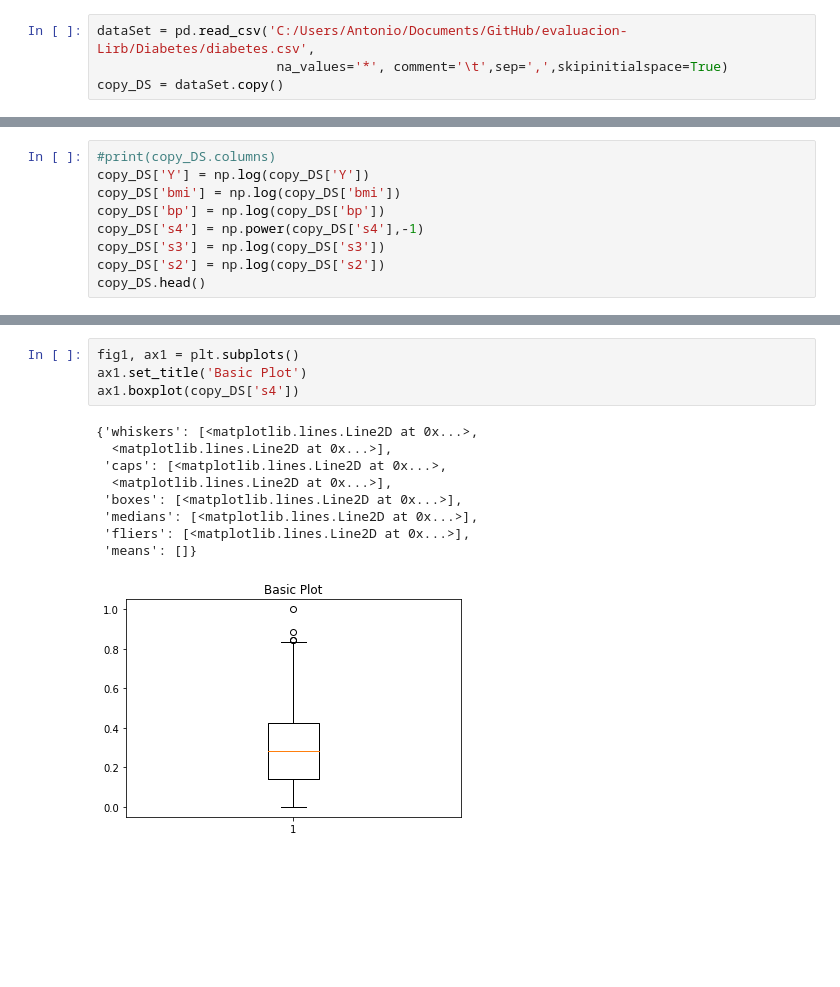
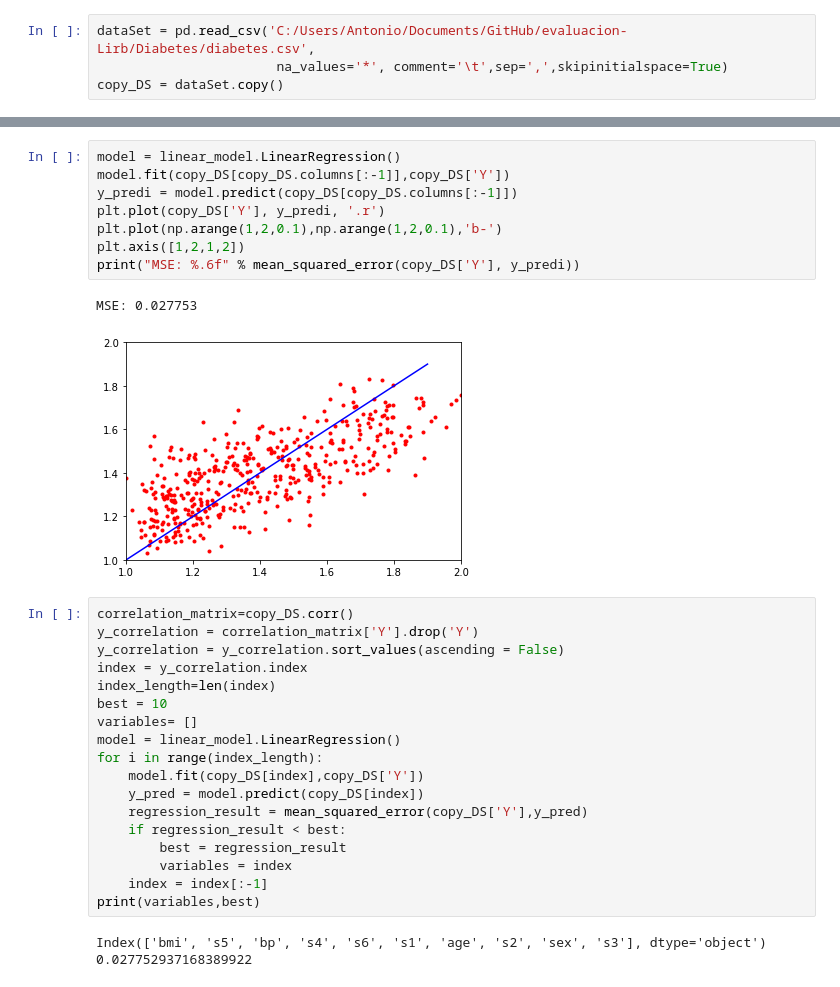
Before and after one commit to ann-2018-03/evaluacion-Lirb, a Jupyter notebook: Diabetes/Untitled.ipynb, the cells around one changed output, grey strips where cells are left out. Cells and saved outputs as stored; diff of their text form; blank space fills up the shorter version.

```diff
--- a/Diabetes/Untitled.ipynb
+++ b/Diabetes/Untitled.ipynb
@@ -34,12 +34,3 @@ copy_DS.describe()
 | 50% | 1.516667 | 1.000000 | 1.318182 | 1.436620 | 1.436275 | 1.355578 | 1.337662 | 1.282087 | 1.478057 | 1.500000 | 1.359813 |
 | 75% | 1.666667 | 2.000000 | 1.465909 | 1.605634 | 1.552696 | 1.462649 | 1.464286 | 1.423131 | 1.610446 | 1.606061 | 1.580997 |
 | max | 2.000000 | 2.000000 | 2.000000 | 2.000000 | 2.000000 | 2.000000 | 2.000000 | 2.000000 | 2.000000 | 2.000000 | 2.000000 |
-# %%
-#print(copy_DS.columns)
-copy_DS['Y'] = np.log(copy_DS['Y'])
-copy_DS['bmi'] = np.log(copy_DS['bmi'])
-copy_DS['bp'] = np.log(copy_DS['bp'])
-copy_DS['s4'] = np.power(copy_DS['s4'],-1)
-copy_DS['s3'] = np.log(copy_DS['s3'])
-copy_DS['s2'] = np.log(copy_DS['s2'])
-copy_DS.head()
@@ -73,14 +37,31 @@ copy_DS.corr()
-# %%
-fig1, ax1 = plt.subplots()
-ax1.set_title('Basic Plot')
-ax1.boxplot(copy_DS['s4'])
-# %% [output]
-{'whiskers': [<matplotlib.lines.Line2D at 0x...>,
-  <matplotlib.lines.Line2D at 0x...>],
- 'caps': [<matplotlib.lines.Line2D at 0x...>,
-  <matplotlib.lines.Line2D at 0x...>],
- 'boxes': [<matplotlib.lines.Line2D at 0x...>],
- 'medians': [<matplotlib.lines.Line2D at 0x...>],
- 'fliers': [<matplotlib.lines.Line2D at 0x...>],
- 'means': []}
-[figure, removed]
+# %%
+model = linear_model.LinearRegression()
+model.fit(copy_DS[copy_DS.columns[:-1]],copy_DS['Y'])
+y_predi = model.predict(copy_DS[copy_DS.columns[:-1]])
+plt.plot(copy_DS['Y'], y_predi, '.r')
+plt.plot(np.arange(1,2,0.1),np.arange(1,2,0.1),'b-')
+plt.axis([1,2,1,2])
+print("MSE: %.6f" % mean_squared_error(copy_DS['Y'], y_predi))
+# %% [output]
+MSE: 0.027753
+[figure, added]
+# %%
+correlation_matrix=copy_DS.corr()
+y_correlation = correlation_matrix['Y'].drop('Y')
+y_correlation = y_correlation.sort_values(ascending = False)
+index = y_correlation.index
+index_length=len(index)
+best = 10
+variables= []
+model = linear_model.LinearRegression()
+for i in range(index_length):
+    model.fit(copy_DS[index],copy_DS['Y'])
+    y_pred = model.predict(copy_DS[index])
+    regression_result = mean_squared_error(copy_DS['Y'],y_pred)
+    if regression_result < best:
+        best = regression_result
+        variables = index
+    index = index[:-1]
+print(variables,best)
+# %% [output]
+Index(['bmi', 's5', 'bp', 's4', 's6', 's1', 'age', 's2', 'sex', 's3'], dtype='object') 0.027752937168389922
```
Also changed, not shown: parts of 17 cells of this notebook.
